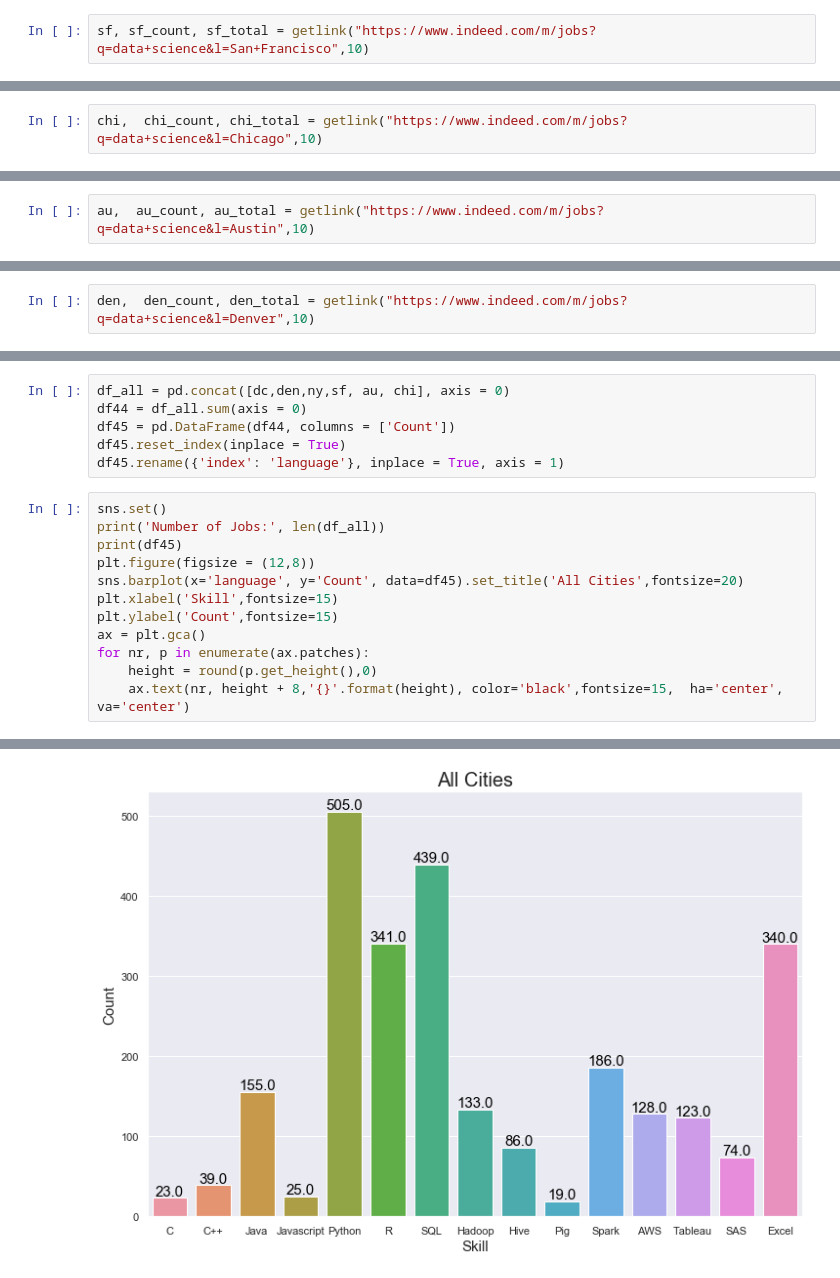
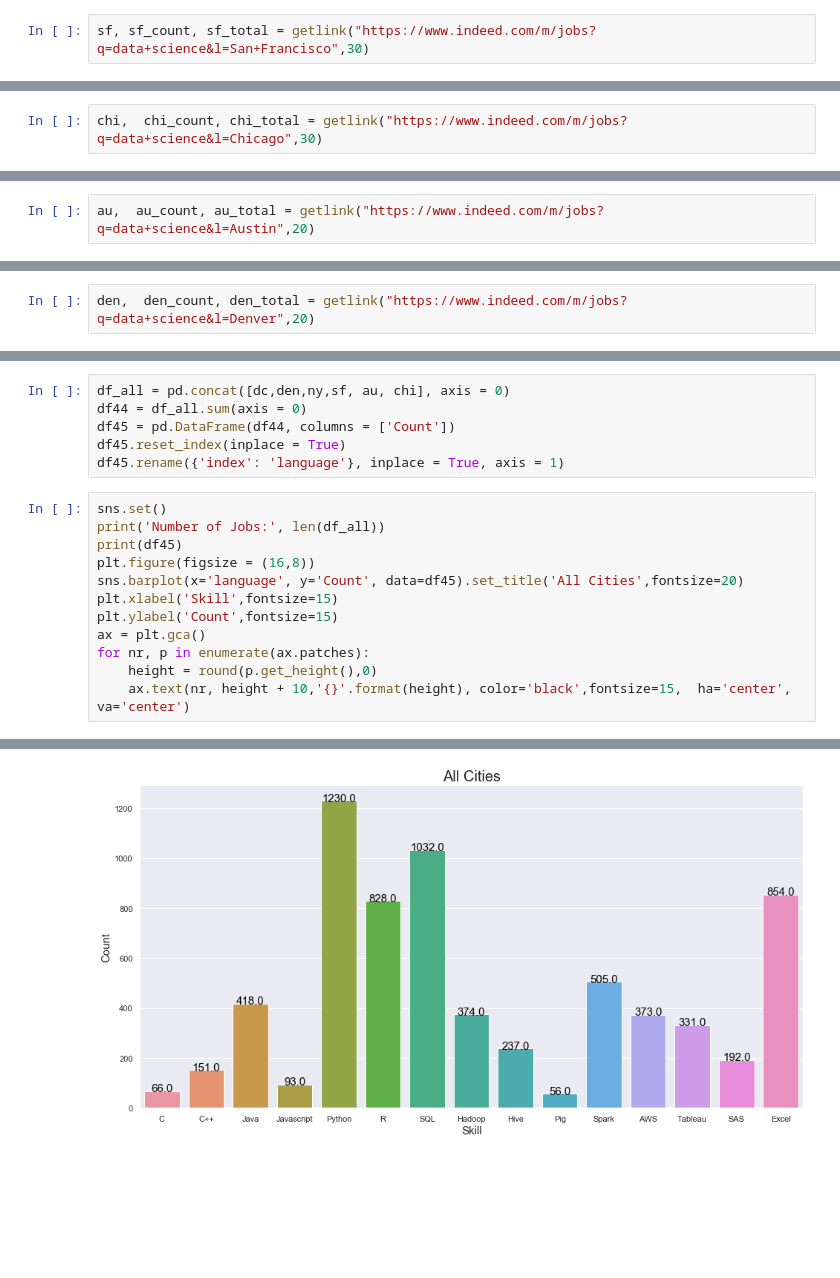
Before and after one commit to dray19/webscraping_indeed, a Jupyter notebook: GA_indeed.ipynb, the cells around one changed output, grey strips where cells are left out. Saved outputs shown, nothing was run; the diff lists cells and outputs as text; blank space fills up the shorter version.

Commit message:
scraping data skills

```diff
--- a/GA_indeed.ipynb
+++ b/GA_indeed.ipynb
@@ -282,7 +282,7 @@ Number of Jobs: 130
 # %% [markdown]
 ### San Francisco
 # %%
-sf, sf_count, sf_total = getlink("https://www.indeed.com/m/jobs?q=data+science&l=San+Francisco",10)
+sf, sf_count, sf_total = getlink("https://www.indeed.com/m/jobs?q=data+science&l=San+Francisco",30)
 # %% [output]
 [<link href="jobs?q=data+science&amp;l=San+Francisco&amp;start=10" rel="next"/>]
 [<link href="jobs?q=data+science&amp;l=San+Francisco&amp;start=20" rel="next"/>]
@@ -328,7 +334,7 @@ Number of Jobs: 124
 # %% [markdown]
 ### Chicago
 # %%
-chi,  chi_count, chi_total = getlink("https://www.indeed.com/m/jobs?q=data+science&l=Chicago",10)
+chi,  chi_count, chi_total = getlink("https://www.indeed.com/m/jobs?q=data+science&l=Chicago",30)
 # %% [output]
 [<link href="jobs?q=data+science&amp;l=Chicago&amp;start=10" rel="next"/>]
 [<link href="jobs?q=data+science&amp;l=Chicago&amp;start=20" rel="next"/>]
@@ -374,7 +386,7 @@ Number of Jobs: 145
 # %% [markdown]
 ### Austin
 # %%
-au,  au_count, au_total = getlink("https://www.indeed.com/m/jobs?q=data+science&l=Austin",10)
+au,  au_count, au_total = getlink("https://www.indeed.com/m/jobs?q=data+science&l=Austin",20)
 # %% [output]
 [<link href="jobs?q=data+science&amp;l=Austin&amp;start=10" rel="next"/>]
 [<link href="jobs?q=data+science&amp;l=Austin&amp;start=20" rel="next"/>]
@@ -420,7 +438,7 @@ Number of Jobs: 130
 # %% [markdown]
 ### Denver
 # %%
-den,  den_count, den_total = getlink("https://www.indeed.com/m/jobs?q=data+science&l=Denver",10)
+den,  den_count, den_total = getlink("https://www.indeed.com/m/jobs?q=data+science&l=Denver",20)
 # %% [output]
 [<link href="jobs?q=data+science&amp;l=Denver&amp;start=10" rel="next"/>]
 [<link href="jobs?q=data+science&amp;l=Denver&amp;start=20" rel="next"/>]
@@ -475,12 +499,12 @@ df45.rename({'index': 'language'}, inplace = True, axis = 1)
 sns.set()
 print('Number of Jobs:', len(df_all))
 print(df45)
-plt.figure(figsize = (12,8))
+plt.figure(figsize = (16,8))
 sns.barplot(x='language', y='Count', data=df45).set_title('All Cities',fontsize=20)
 plt.xlabel('Skill',fontsize=15)
 plt.ylabel('Count',fontsize=15)
 ax = plt.gca()
 for nr, p in enumerate(ax.patches):
     height = round(p.get_height(),0)
-    ax.text(nr, height + 8,'{}'.format(height), color='black',fontsize=15,  ha='center', va='center')
+    ax.text(nr, height + 10,'{}'.format(height), color='black',fontsize=15,  ha='center', va='center')
 # %% [output]
@@ -504 +528 @@ Number of Jobs: 770
-[figure, old version]
+[figure, new version]
```
Also changed, not shown: parts of 27 cells of this notebook.
